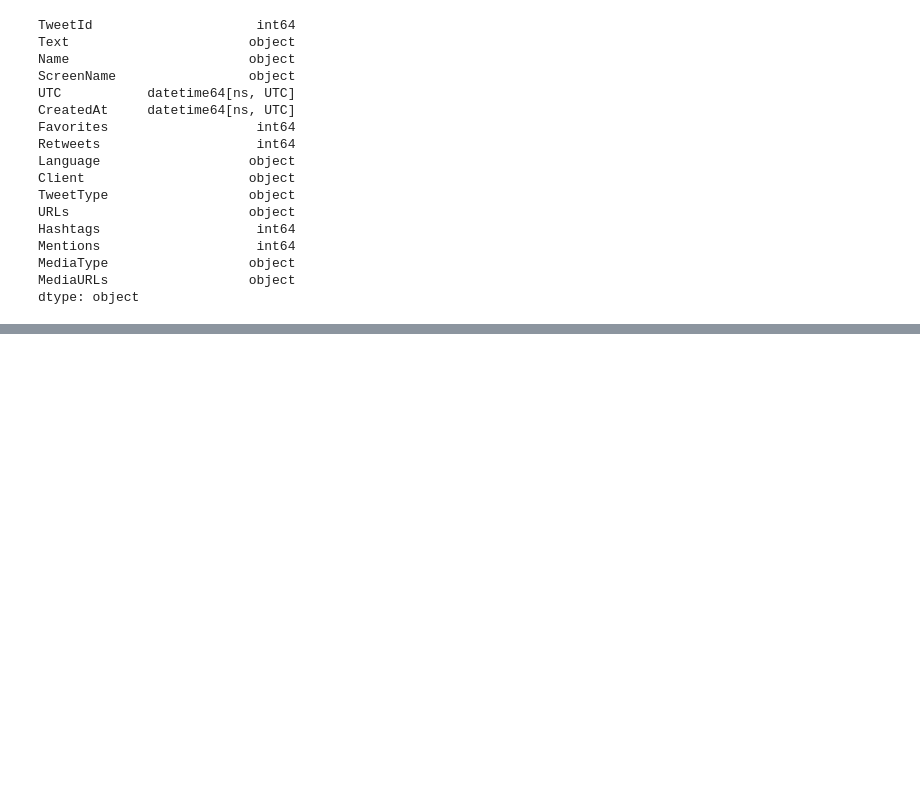
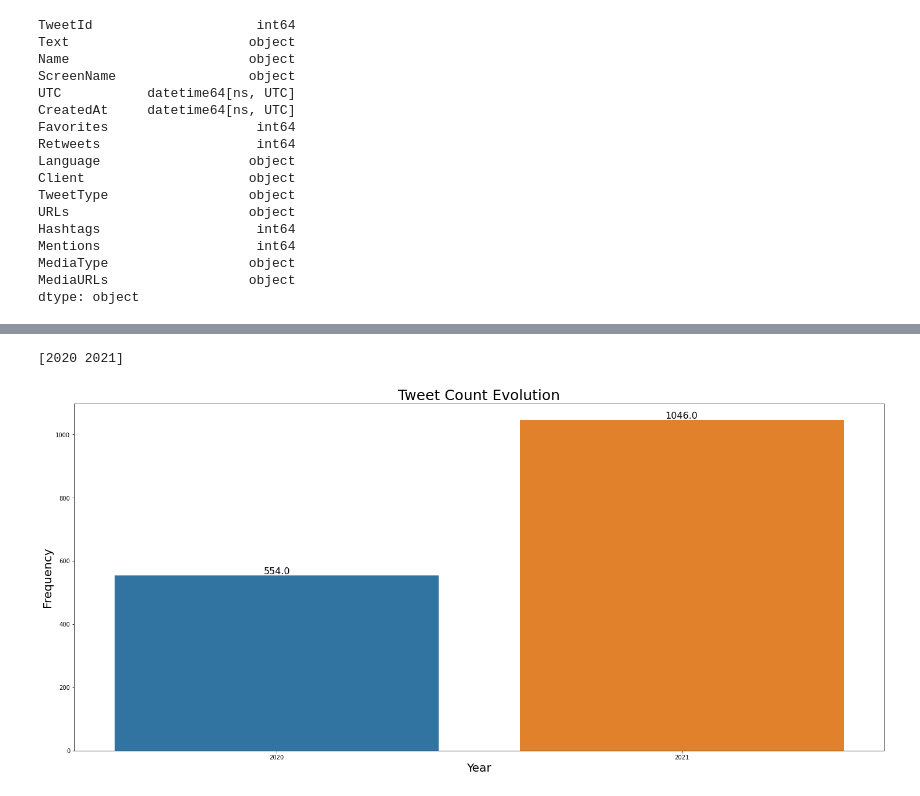
Before and after one commit to Zin9zan9/QMEF, a Jupyter notebook: tweet_analysis.ipynb, the cells around one changed output, grey strips where cells are left out. Cells and saved outputs as stored; diff of their text form; code cells hidden in the pictures; blank space fills up the shorter version.

```diff
--- a/tweet_analysis.ipynb
+++ b/tweet_analysis.ipynb
@@ -61,0 +92,23 @@ df['crypto related'] = df.apply(lambda x: get_crypto_boolean(str(x['Text'])), re
+# %%
+# Yearly evolution
+date_count_df = df.groupby("year")["TweetId"].count().reset_index()
+print(df['year'].unique())
+# We can see that all of the 1600 Tweets are from 2020 and 2021. We can think about increasing the tweet-sample size.
+# Unfortunatly Twitter has recently updated their API and it is more cumbersome to scrape tweets.
+
+# Plot
+plt.figure(figsize=(25, 11))
+ax = sns.barplot(data=date_count_df, x="year", y="TweetId")
+plt.title("Tweet Count Evolution", size=25)
+plt.xlabel("Year", size=20)
+plt.ylabel("Frequency", size=20)
+
+# Add annotations
+for p in ax.patches:
+    ax.annotate(str(p.get_height()), (p.get_x() + p.get_width() / 2, p.get_height()),
+                ha='center', va='bottom', fontsize=16)
+
+plt.show()
+# %% [output]
+[2020 2021]
+[figure, added]
```
Also changed, not shown: parts of 10 cells of this notebook, 1 other file.
